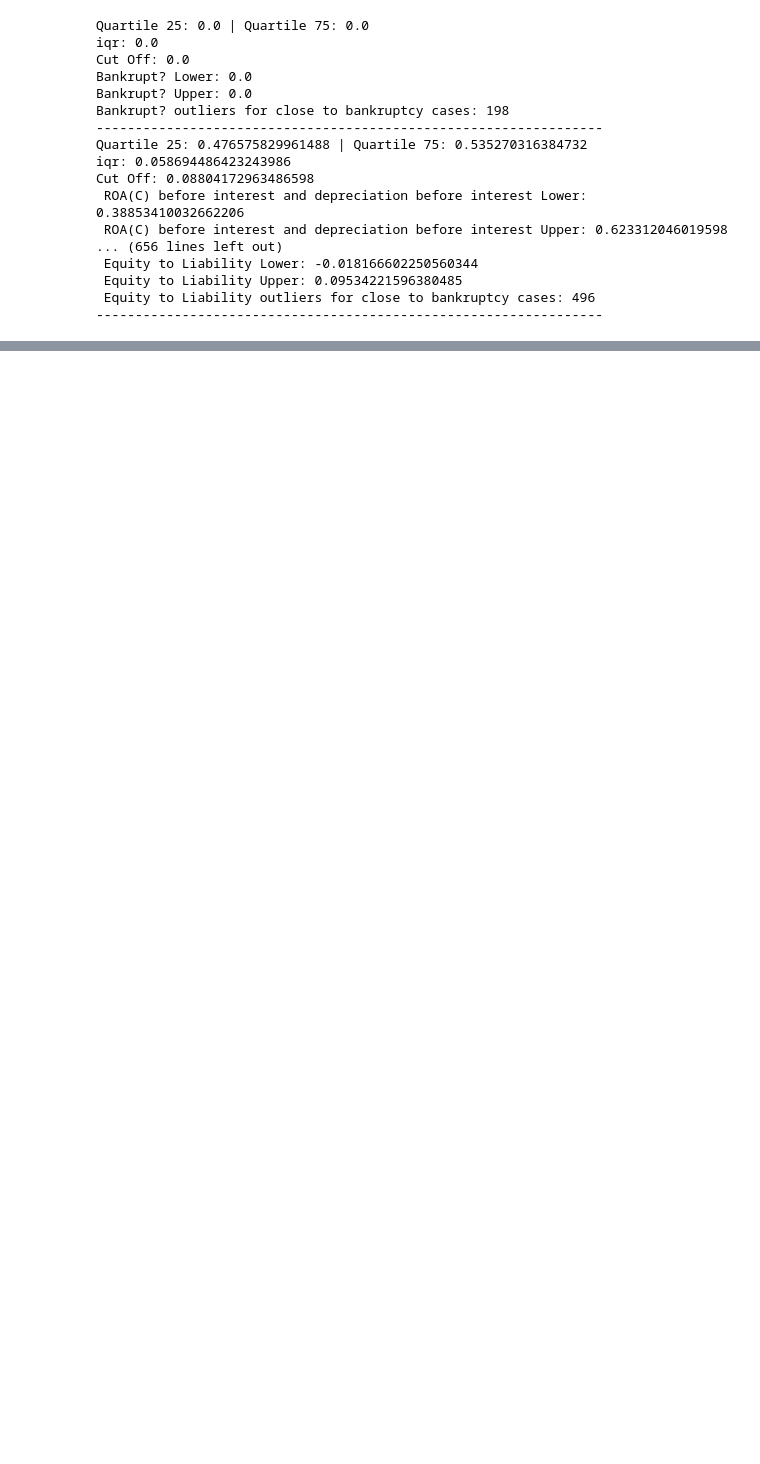
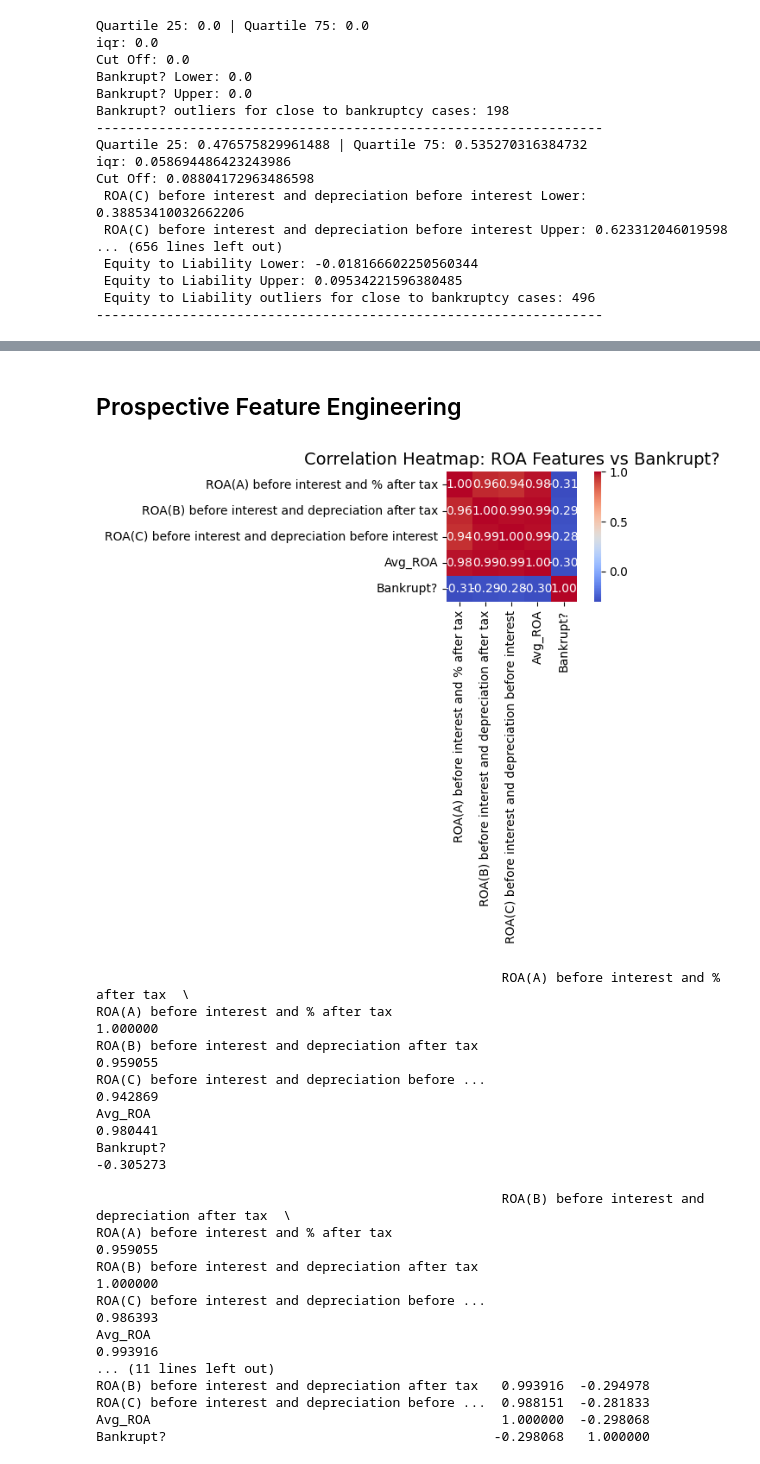
Before and after one commit to TeranG710/GORTFinal, a Jupyter notebook: bankrupt.ipynb, the cells around one changed output, grey strips where cells are left out. Cells and saved outputs as stored; diff of their text form; code cells hidden in the pictures; blank space fills up the shorter version.

```diff
--- a/bankrupt.ipynb
+++ b/bankrupt.ipynb
@@ -659,0 +660,3 @@ https://gist.github.com/mwaskom/de44147ed2974457ad6372750bbe5751
+# %% [markdown]
+Prospective Feature Engineering
+----
@@ -659,0 +691,41 @@ https://gist.github.com/mwaskom/de44147ed2974457ad6372750bbe5751
+# %%
+# Select relevant columns
+selected_features = BankOutRemove[
+    ['ROA(A) before interest and % after tax',
+     'ROA(B) before interest and depreciation after tax',
+     'ROA(C) before interest and depreciation before interest',
+     'Avg_ROA',
+     'Bankrupt?']
+]
+
+# Compute correlation matrix
+correlation_matrix = selected_features.corr()
+
+# Plot heatmap
+plt.figure(figsize=(8, 6))
+sns.heatmap(correlation_matrix, annot=True, fmt=".2f", cmap='coolwarm', square=True)
+plt.title('Correlation Heatmap: ROA Features vs Bankrupt?', fontsize=14)
+plt.tight_layout()
+plt.show()
+
+# Display correlation matrix numerically
+print(correlation_matrix)
+# %% [output]
+[figure, added]
+                                                    ROA(A) before interest and % after tax  \
+ROA(A) before interest and % after tax                                            1.000000
+ROA(B) before interest and depreciation after tax                                 0.959055
+ROA(C) before interest and depreciation before ...                                0.942869
+Avg_ROA                                                                           0.980441
+Bankrupt?                                                                        -0.305273
+
+                                                    ROA(B) before interest and depreciation after tax  \
+ROA(A) before interest and % after tax                                                       0.959055
+ROA(B) before interest and depreciation after tax                                            1.000000
+ROA(C) before interest and depreciation before ...                                           0.986393
+Avg_ROA                                                                                      0.993916
+... (11 lines left out)
+ROA(B) before interest and depreciation after tax   0.993916  -0.294978
+ROA(C) before interest and depreciation before ...  0.988151  -0.281833
+Avg_ROA                                             1.000000  -0.298068
+Bankrupt?                                          -0.298068   1.000000
```
Also changed, not shown: parts of 20 cells of this notebook.
